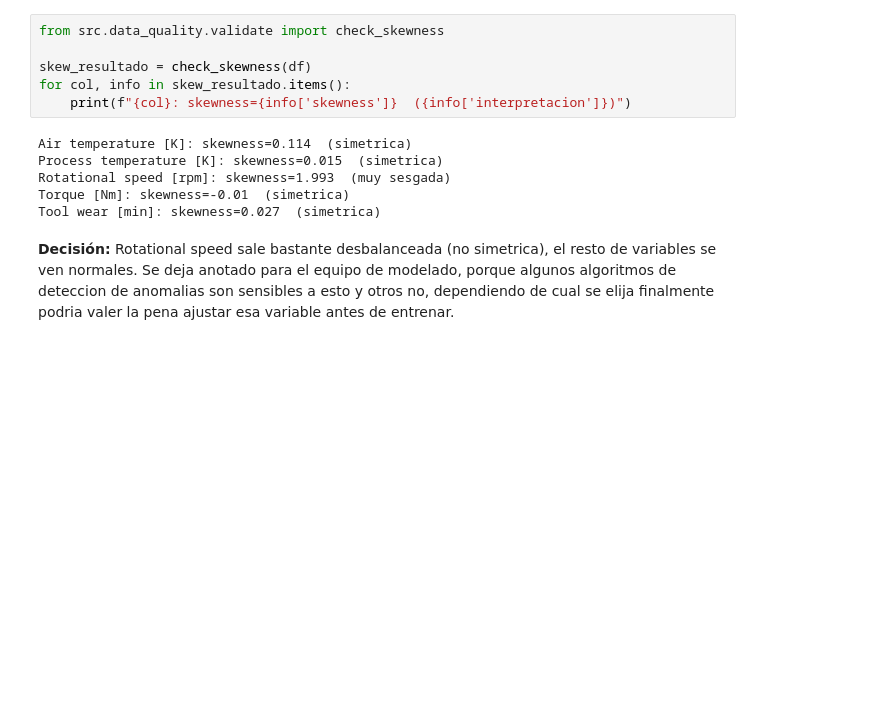
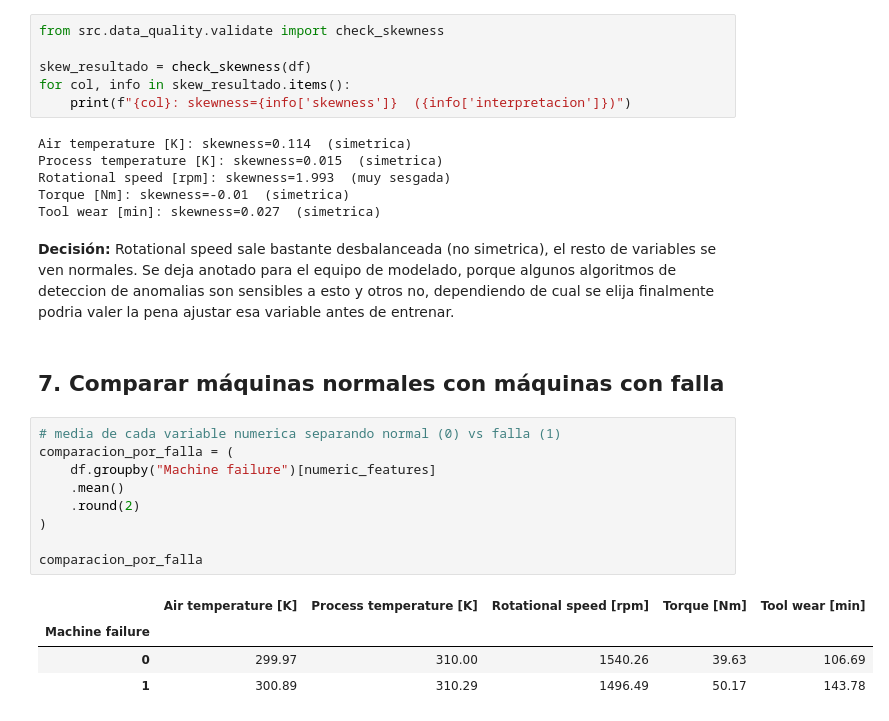
Before and after one commit to Juanpad17/ai4i-mlops, a Jupyter notebook: notebooks/01_EDA.ipynb, the cells around one changed output. Drawn from its saved outputs; the diff is of its cells as text; blank space fills up the shorter version.

```diff
--- a/notebooks/01_EDA.ipynb
+++ b/notebooks/01_EDA.ipynb
@@ -251,3 +251,19 @@ para el equipo de modelado, porque algunos algoritmos de deteccion de
 anomalias son sensibles a esto y otros no, dependiendo de cual se
 elija finalmente podria valer la pena ajustar esa variable antes de
 entrenar.
+# %% [markdown]
+## 7. Comparar máquinas normales con máquinas con falla
+# %%
+# media de cada variable numerica separando normal (0) vs falla (1)
+comparacion_por_falla = (
+    df.groupby("Machine failure")[numeric_features]
+    .mean()
+    .round(2)
+)
+
+comparacion_por_falla
+# %% [output]
+|  | Air temperature [K] | Process temperature [K] | Rotational speed [rpm] | Torque [Nm] | Tool wear [min] |
+| Machine failure |  |  |  |  |  |
+| 0 | 299.97 | 310.00 | 1540.26 | 39.63 | 106.69 |
+| 1 | 300.89 | 310.29 | 1496.49 | 50.17 | 143.78 |
```
Also changed, not shown: parts of 4 cells of this notebook.
